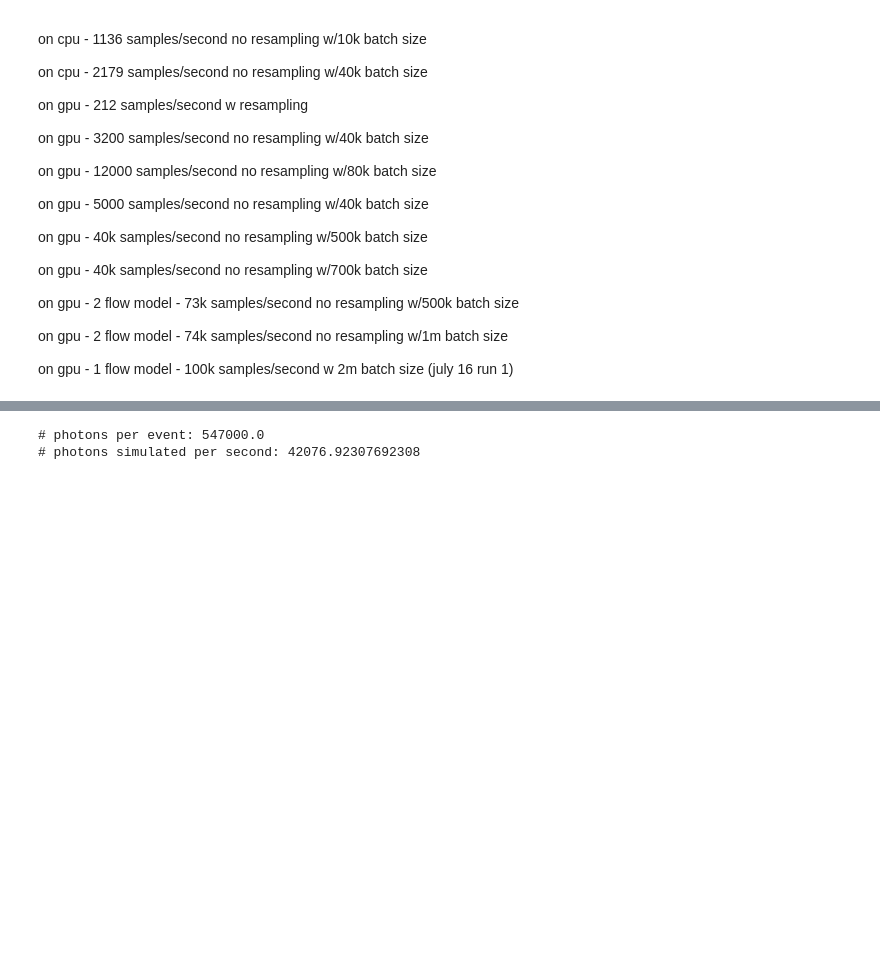
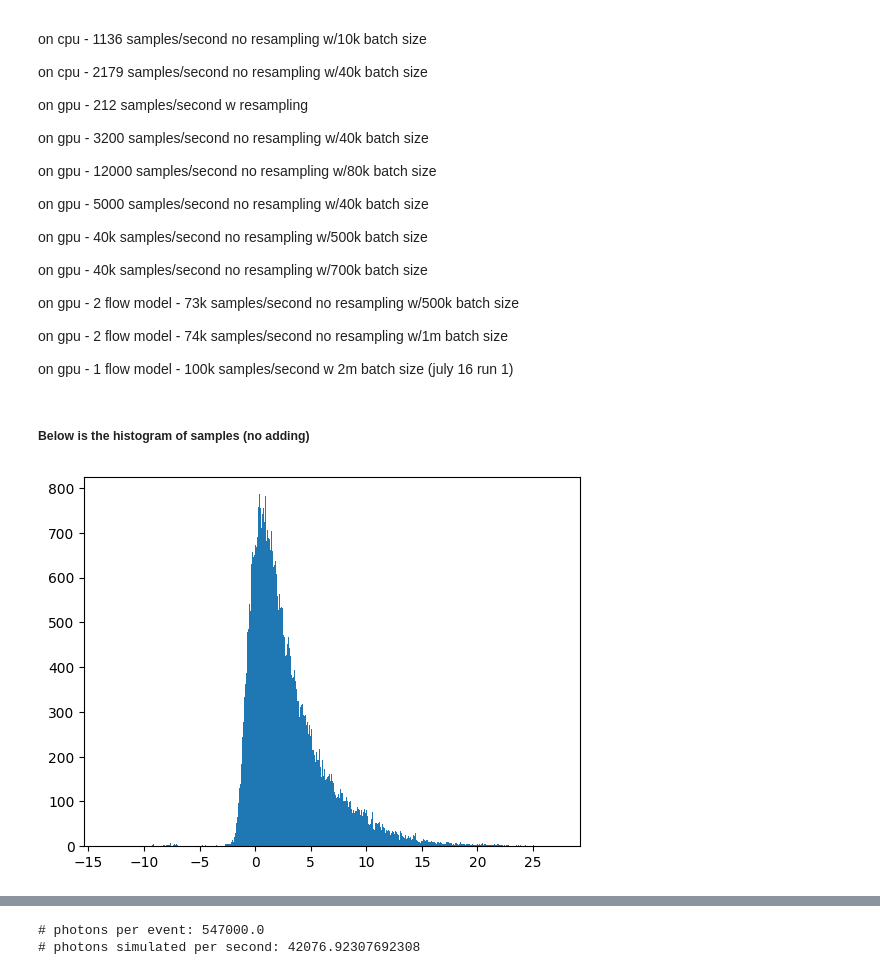
Before and after one commit to RowanKell/work_eic, a Jupyter notebook: macros/Timing_estimation/inference_Data.ipynb, the cells around one changed output, grey strips where cells are left out. Saved outputs shown, nothing was run; the diff lists cells and outputs as text; code cells hidden in the pictures; blank space fills up the shorter version.

```diff
--- a/macros/Timing_estimation/inference_Data.ipynb
+++ b/macros/Timing_estimation/inference_Data.ipynb
@@ -164,3 +213,9 @@ on gpu - 2 flow model - 73k samples/second no resampling w/500k batch size
 on gpu - 2 flow model - 74k samples/second no resampling w/1m batch size
 
 on gpu - 1 flow model - 100k samples/second w 2m batch size (july 16 run 1)
+# %% [markdown]
+##### Below is the histogram of samples (no adding)
+# %%
+plot.hist(samples_cpu[:end].detach().numpy(),bins = 1000);
+# %% [output]
+[figure, added]
```
Also changed, not shown: parts of 19 cells of this notebook, 32 other files.
